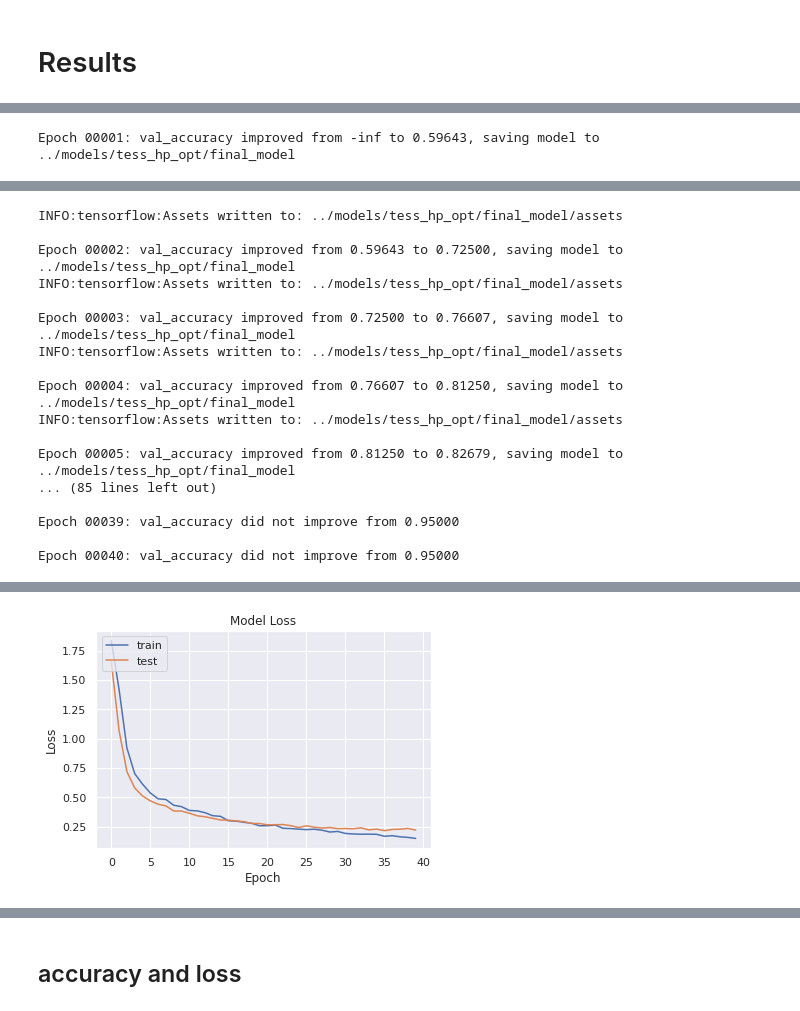
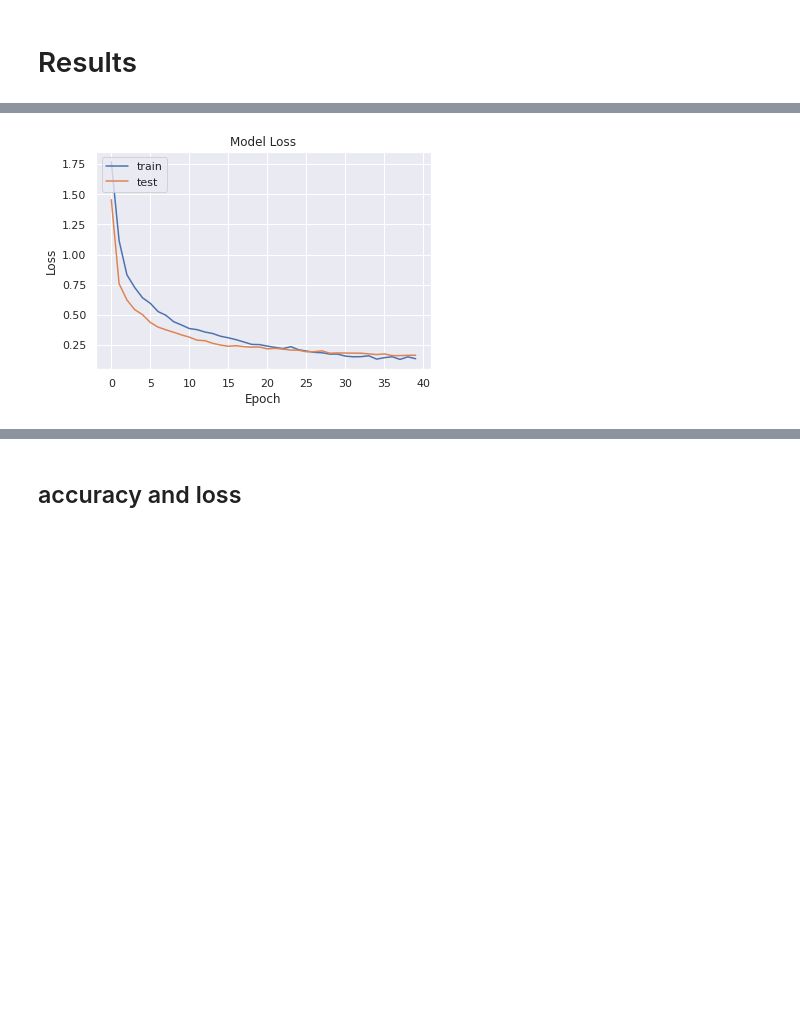
Before and after one commit to mikolajm190/python_SER_DL, a Jupyter notebook: src/tess_hp_opt.ipynb, the cells around one changed output, grey strips where cells are left out. Drawn from its saved outputs; the diff is of its cells as text; code cells hidden in the pictures; blank space fills up the shorter version.

```diff
--- a/src/tess_hp_opt.ipynb
+++ b/src/tess_hp_opt.ipynb
@@ -284,12 +284,12 @@ def fit_save_results(model, custom_model_name = 'default_model', paths = [models
         os.makedirs(os.path.join(p, custom_model_name), exist_ok=True)
 
     # use checkpoints to save best model
-    checkpoint = ModelCheckpoint(os.path.join(paths[0], custom_model_name), monitor='val_accuracy', verbose=1,
+    checkpoint = ModelCheckpoint(os.path.join(paths[0], custom_model_name), monitor='val_accuracy', verbose=0,
                                  save_best_only=True, mode='max')
 
     # fit model
-    model_history = model.fit(X_train, y_train, batch_size=batch_size, epochs=epochs, validation_data=(X_test, y_test),
-                              callbacks=[checkpoint], verbose=0)
+    model_history = model.fit(X_train, y_train, batch_size=batch_size, epochs=epochs,
+                              validation_data=(X_test, y_test), callbacks=[checkpoint], verbose=0)
 
     # plot model accuracy and loss over epochs
     plt.plot(model_history.history['accuracy'])
@@ -312,7 +312,7 @@ def fit_save_results(model, custom_model_name = 'default_model', paths = [models
     plt.show()
 
     # loss and accuracy percentage on test set
-    with open(os.path.join(paths[0], custom_model_name, f'{custom_model_name}_res.txt'), 'w') as f:
+    with open(os.path.join(paths[1], custom_model_name, f'{custom_model_name}_res.txt'), 'w') as f:
         f.write(f"Loss of the model is - {model.evaluate(X_test,y_test)[0]}")
         f.write(f"Accuracy of the model is - {model.evaluate(X_test,y_test)[1]*100}%")
 
@@ -707,13 +908,13 @@ Epoch 00040: val_accuracy did not improve from 0.94821
 # Results
 # %%
 best_params = {}
-best_params['hlayers'] = 2
-best_params['neurons'] = (173, 512, 512)
+best_params['hlayers'] = 4
+best_params['neurons'] = (64, 128, 128, 256)
 best_params['act_fun'] = 'relu'
-best_params['out_act_fun'] = 'sigmoid'
+best_params['out_act_fun'] = 'softmax'
 best_params['kern_size'] = 7
 best_params['pool_size'] = 3
-best_params['opt'] = keras.optimizers.Adagrad(learning_rate=0.003)
+best_params['opt'] = keras.optimizers.Adam(learning_rate=0.0001)
 best_params['batch_size'] = 32
 best_params['epochs'] = 40
 best_params['dropout_rate'] = 0.4
@@ -745 +948,0 @@ coreClock: 1.7085GHz coreCount: 9 deviceMemorySize: 2.95GiB deviceMemoryBandwidt
-Epoch 00001: val_accuracy improved from -inf to 0.59643, saving model to ../models/tess_hp_opt/final_model
@@ -747,17 +948,0 @@ Epoch 00001: val_accuracy improved from -inf to 0.59643, saving model to ../mode
-INFO:tensorflow:Assets written to: ../models/tess_hp_opt/final_model/assets
-
-Epoch 00002: val_accuracy improved from 0.59643 to 0.72500, saving model to ../models/tess_hp_opt/final_model
-INFO:tensorflow:Assets written to: ../models/tess_hp_opt/final_model/assets
-
-Epoch 00003: val_accuracy improved from 0.72500 to 0.76607, saving model to ../models/tess_hp_opt/final_model
-INFO:tensorflow:Assets written to: ../models/tess_hp_opt/final_model/assets
-
-Epoch 00004: val_accuracy improved from 0.76607 to 0.81250, saving model to ../models/tess_hp_opt/final_model
-INFO:tensorflow:Assets written to: ../models/tess_hp_opt/final_model/assets
-
-Epoch 00005: val_accuracy improved from 0.81250 to 0.82679, saving model to ../models/tess_hp_opt/final_model
-... (85 lines left out)
-
-Epoch 00039: val_accuracy did not improve from 0.95000
-
-Epoch 00040: val_accuracy did not improve from 0.95000
@@ -765 +950 @@ Epoch 00040: val_accuracy did not improve from 0.95000
-[figure, old version]
+[figure, new version]
```
Also changed, not shown: parts of 12 cells of this notebook.
